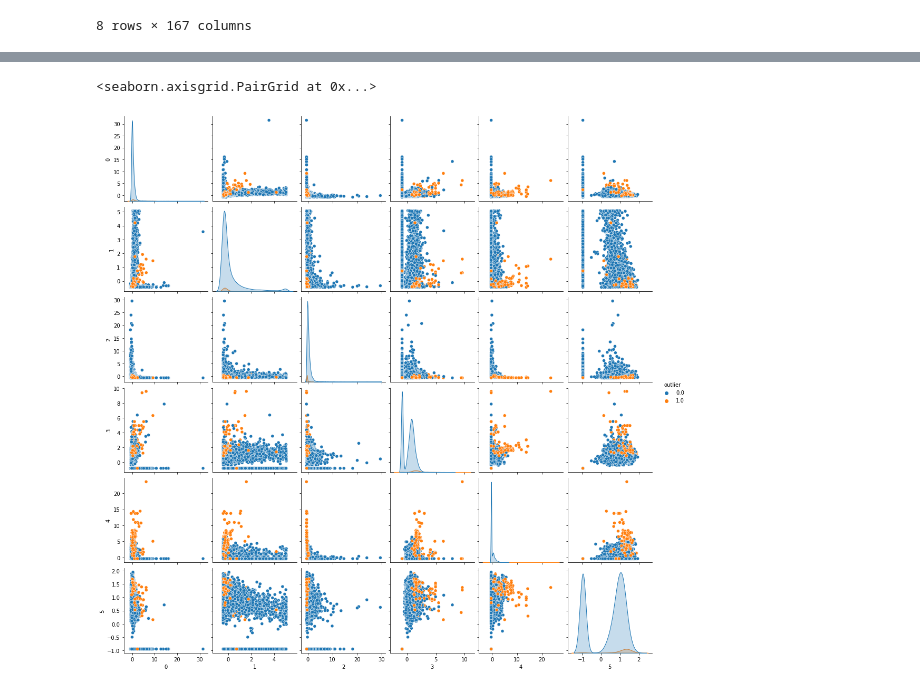
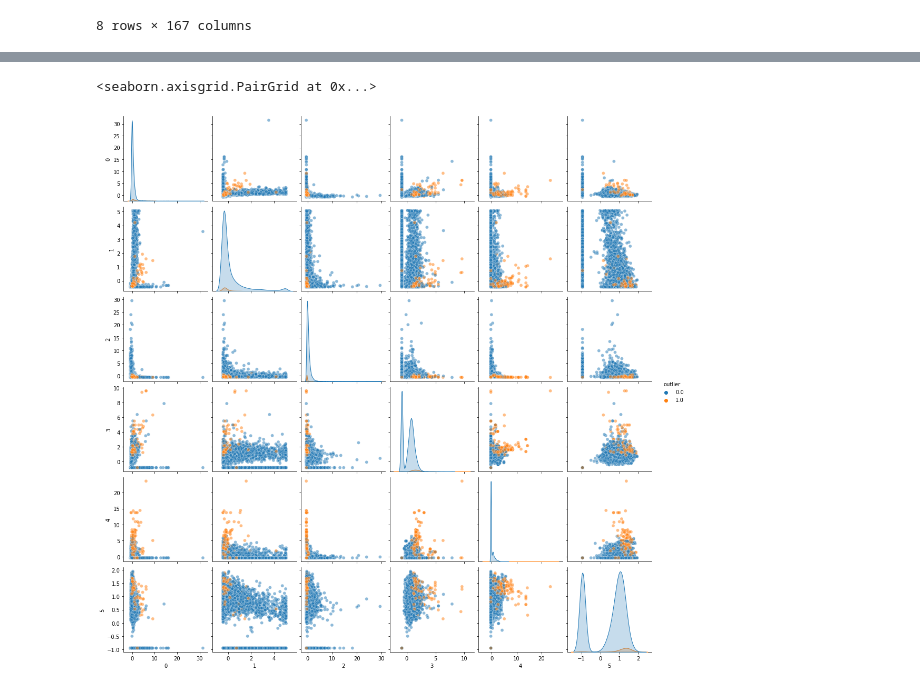
Before and after one commit to mishadobrits/anomaly_detector, a Jupyter notebook: EDA.ipynb, the cells around one changed output, grey strips where cells are left out. Drawn from its saved outputs; the diff is of its cells as text; code cells hidden in the pictures.

```diff
--- a/EDA.ipynb
+++ b/EDA.ipynb
@@ -125,8 +113,8 @@ df3.describe()
 # %%
-sns.pairplot(df3, hue = 'outlier')
+sns.pairplot(df3, hue = 'outlier', plot_kws={'alpha':0.5})
 # %% [output]
 <seaborn.axisgrid.PairGrid at 0x...>
-[figure, old version]
+[figure, new version]
 # %%
 # видим, что больше всего на то, является ли элемент выбросом, влияют признаки 2 и 4
 # для двух других наборов данных признаков и объектов слишком много, чтобы построить качественный pairplot
```
Also changed, not shown: parts of 5 cells of this notebook.
